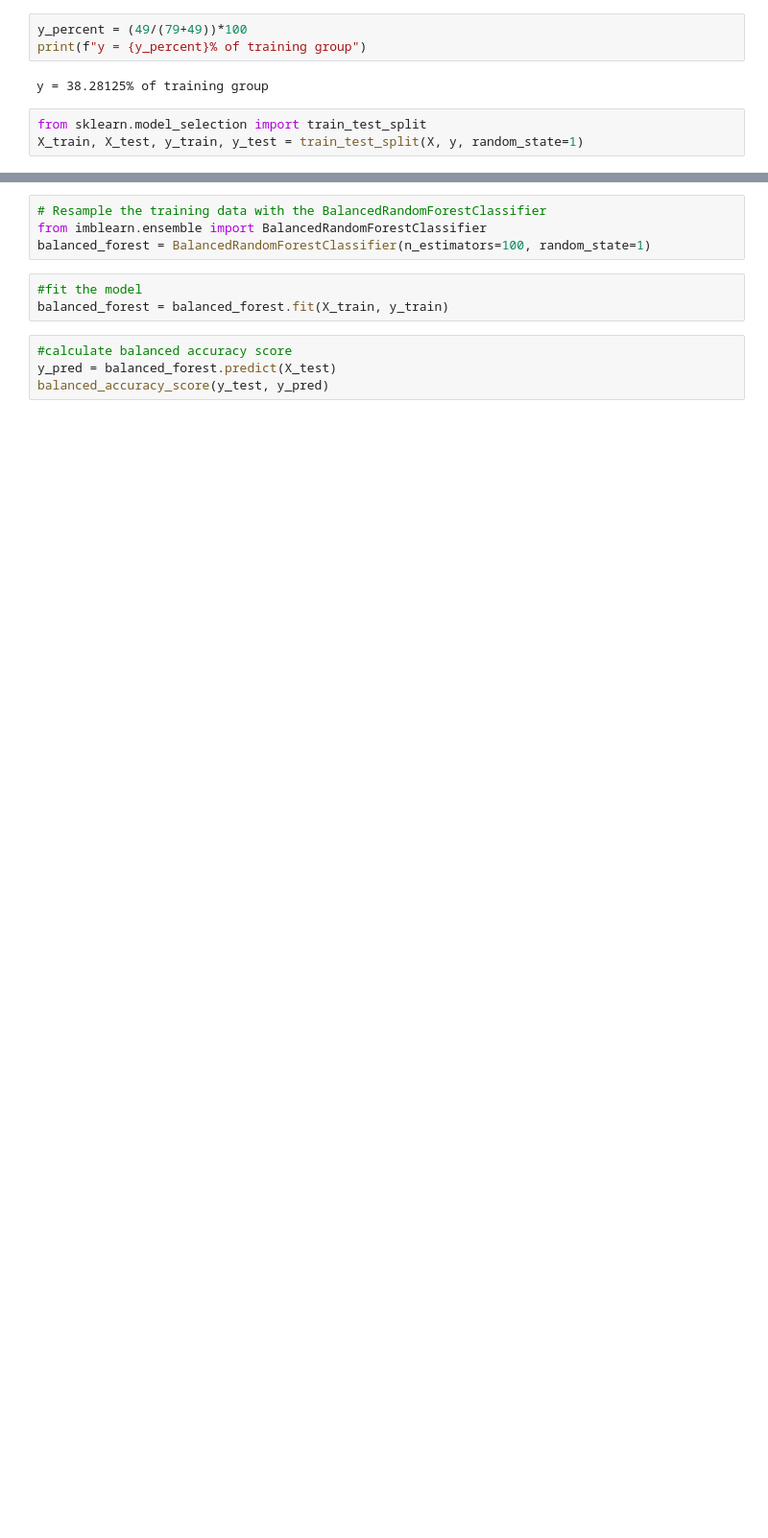
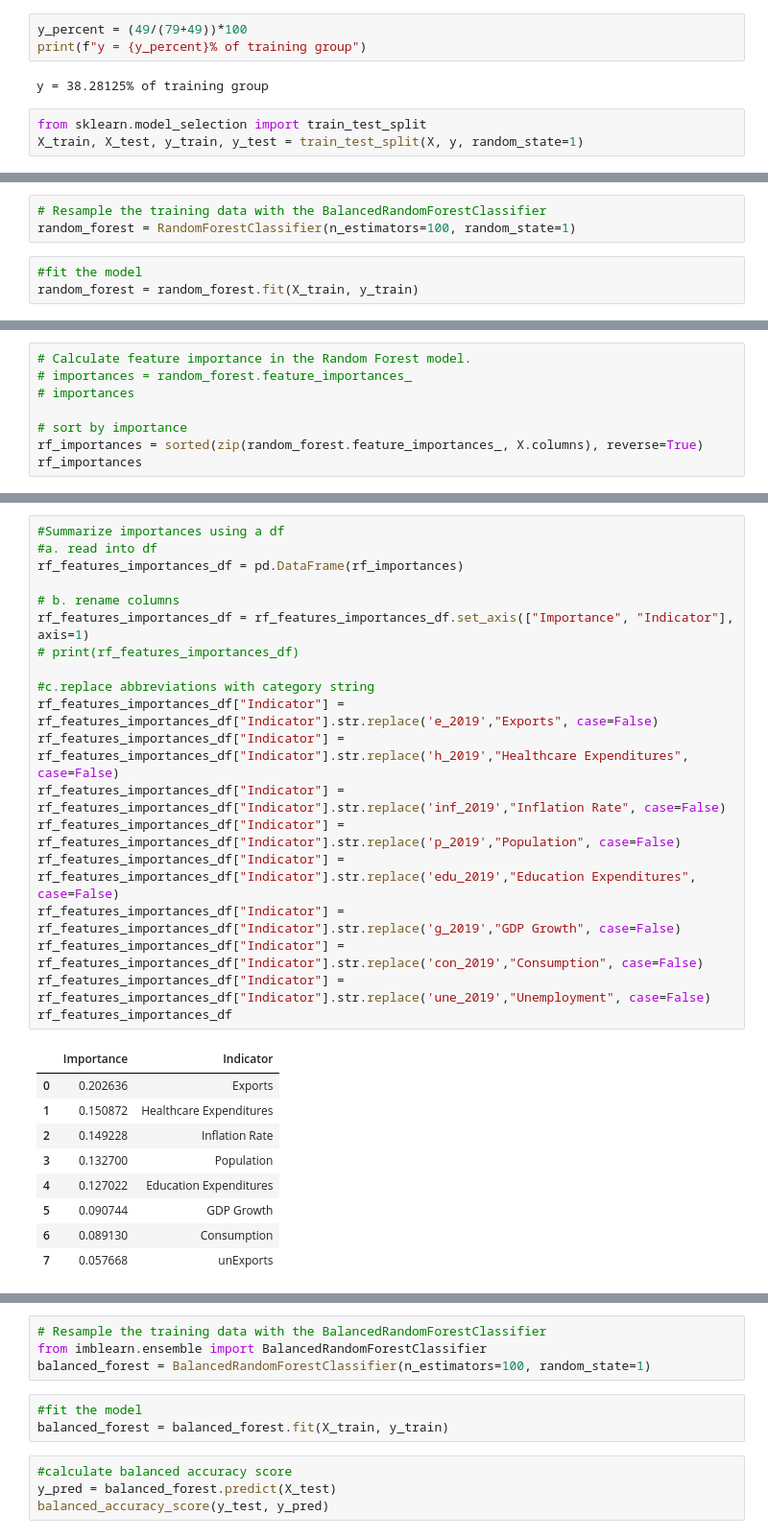
Before and after one commit to svujcich/Global_GDP_Trends, a Jupyter notebook: Machine_Learning/income_supervised_ml.ipynb, the cells around one changed output, grey strips where cells are left out. Shown at 96% size. Cells and saved outputs as stored; diff of their text form; blank space fills up the shorter version.

```diff
--- a/Machine_Learning/income_supervised_ml.ipynb
+++ b/Machine_Learning/income_supervised_ml.ipynb
@@ -132,0 +148,6 @@ X_train, X_test, y_train, y_test = train_test_split(X, y, random_state=1)
+# %%
+# Resample the training data with the BalancedRandomForestClassifier
+random_forest = RandomForestClassifier(n_estimators=100, random_state=1)
+# %%
+#fit the model
+random_forest = random_forest.fit(X_train, y_train)
@@ -132,0 +190,8 @@ X_train, X_test, y_train, y_test = train_test_split(X, y, random_state=1)
+# %%
+# Calculate feature importance in the Random Forest model.
+# importances = random_forest.feature_importances_
+# importances
+
+# sort by importance
+rf_importances = sorted(zip(random_forest.feature_importances_, X.columns), reverse=True)
+rf_importances
@@ -132,0 +207,29 @@ X_train, X_test, y_train, y_test = train_test_split(X, y, random_state=1)
+# %%
+#Summarize importances using a df
+#a. read into df
+rf_features_importances_df = pd.DataFrame(rf_importances)
+
+# b. rename columns
+rf_features_importances_df = rf_features_importances_df.set_axis(["Importance", "Indicator"], axis=1)
+# print(rf_features_importances_df)
+
+#c.replace abbreviations with category string
+rf_features_importances_df["Indicator"] = rf_features_importances_df["Indicator"].str.replace('e_2019',"Exports", case=False)
+rf_features_importances_df["Indicator"] = rf_features_importances_df["Indicator"].str.replace('h_2019',"Healthcare Expenditures", case=False)
+rf_features_importances_df["Indicator"] = rf_features_importances_df["Indicator"].str.replace('inf_2019',"Inflation Rate", case=False)
+rf_features_importances_df["Indicator"] = rf_features_importances_df["Indicator"].str.replace('p_2019',"Population", case=False)
+rf_features_importances_df["Indicator"] = rf_features_importances_df["Indicator"].str.replace('edu_2019',"Education Expenditures", case=False)
+rf_features_importances_df["Indicator"] = rf_features_importances_df["Indicator"].str.replace('g_2019',"GDP Growth", case=False)
+rf_features_importances_df["Indicator"] = rf_features_importances_df["Indicator"].str.replace('con_2019',"Consumption", case=False)
+rf_features_importances_df["Indicator"] = rf_features_importances_df["Indicator"].str.replace('une_2019',"Unemployment", case=False)
+rf_features_importances_df
+# %% [output]
+|  | Importance | Indicator |
+| 0 | 0.202636 | Exports |
+| 1 | 0.150872 | Healthcare Expenditures |
+| 2 | 0.149228 | Inflation Rate |
+| 3 | 0.132700 | Population |
+| 4 | 0.127022 | Education Expenditures |
+| 5 | 0.090744 | GDP Growth |
+| 6 | 0.089130 | Consumption |
+| 7 | 0.057668 | unExports |
```
Also changed, not shown: parts of 24 cells of this notebook.
